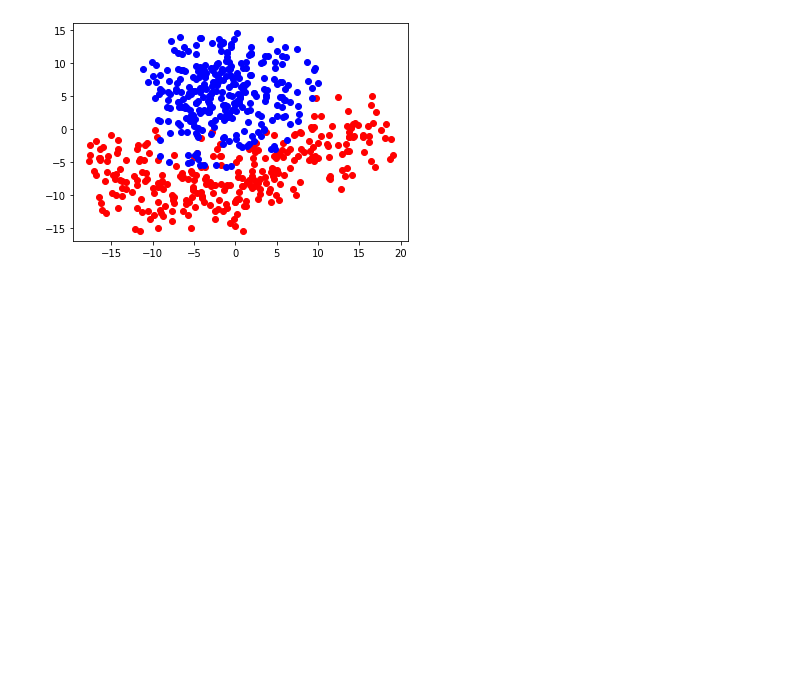
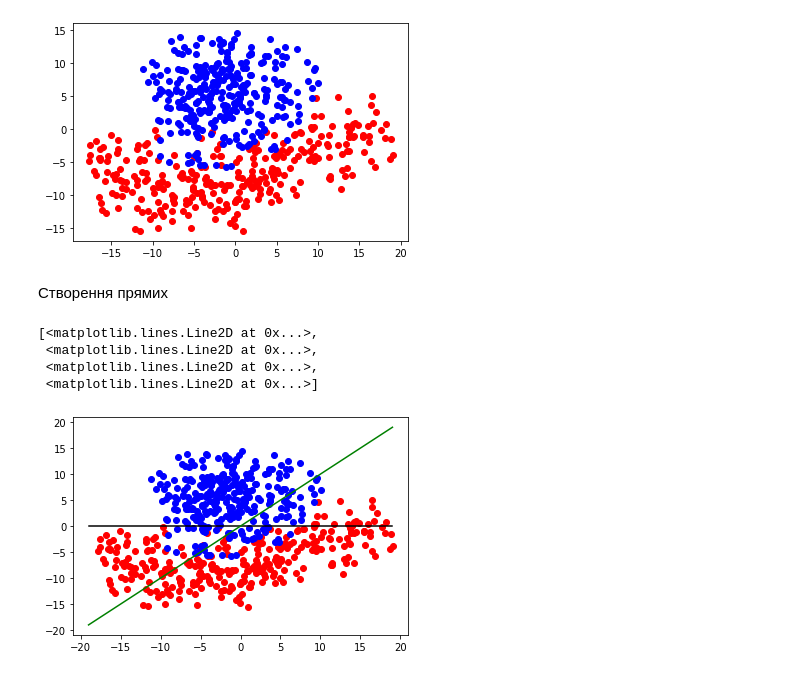
Before and after one commit to FedorYatsenko/NN_Labs, a Jupyter notebook: lab1.ipynb, the cells around one changed output. Saved outputs shown, nothing was run; the diff lists cells and outputs as text; code cells hidden in the pictures; blank space fills up the shorter version.

```diff
--- a/lab1.ipynb
+++ b/lab1.ipynb
@@ -46,3 +48,17 @@ plot(x1, y1, 'ro', x2, y2, 'bo')
 [<matplotlib.lines.Line2D at 0x...>,
  <matplotlib.lines.Line2D at 0x...>]
 [figure]
+# %% [markdown]
+Створення прямих
+# %%
+xs = [-19, 19]
+ys1 = [0, 0]
+ys2 = [-19, 19]
+
+plot(x1, y1, 'ro', x2, y2, 'bo', xs, ys1, 'k', xs, ys2, 'g')
+# %% [output]
+[<matplotlib.lines.Line2D at 0x...>,
+ <matplotlib.lines.Line2D at 0x...>,
+ <matplotlib.lines.Line2D at 0x...>,
+ <matplotlib.lines.Line2D at 0x...>]
+[figure, added]
```
Also changed, not shown: parts of 8 cells of this notebook.
